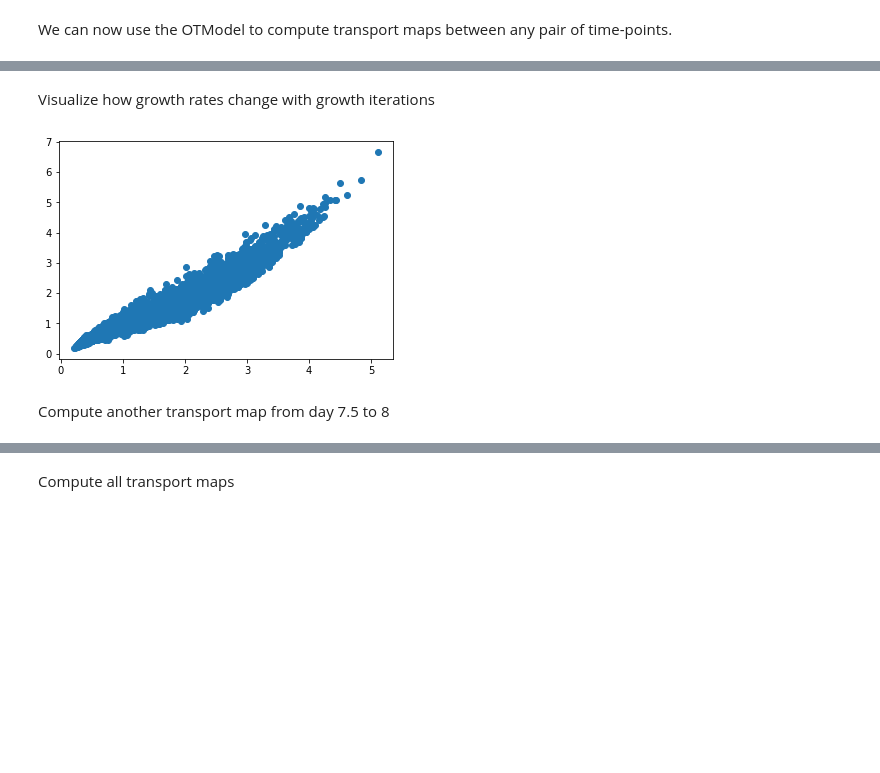
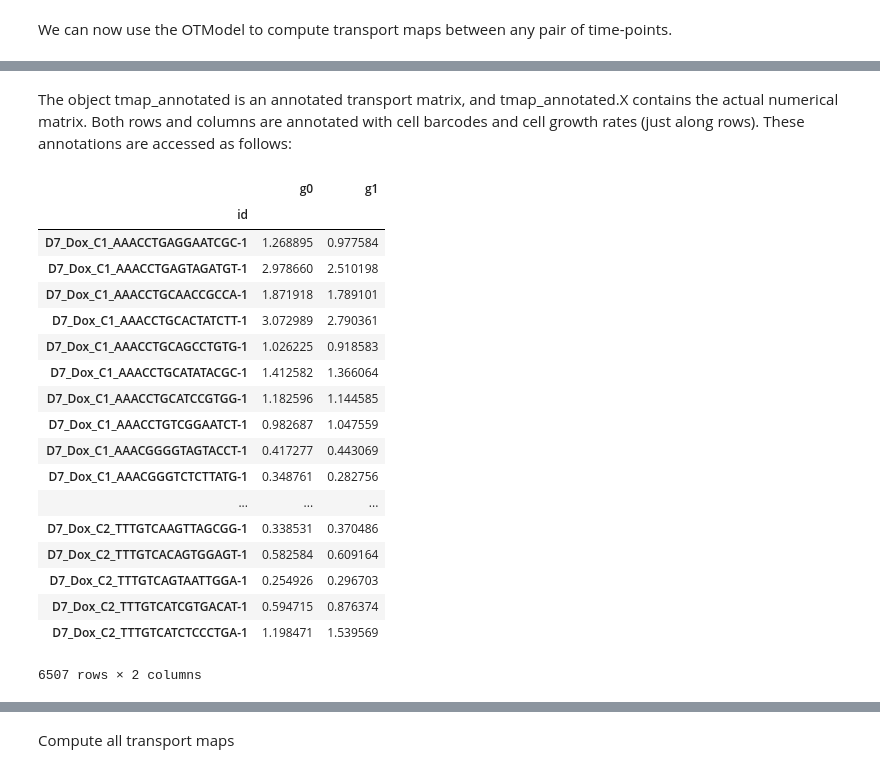
Before and after one commit to broadinstitute/wot, a Jupyter notebook: notebooks/Notebook-2-compute-transport-maps.ipynb, the cells around one changed output, grey strips where cells are left out. Cells and saved outputs as stored; diff of their text form; code cells hidden in the pictures; blank space fills up the shorter version.

```diff
--- a/notebooks/Notebook-2-compute-transport-maps.ipynb
+++ b/notebooks/Notebook-2-compute-transport-maps.ipynb
@@ -131,9 +107,0 @@ tmap_adata.obs
-# %% [markdown]
-Visualize how growth rates change with growth iterations
-# %%
-plt.scatter(tmap_adata.obs['g1'],tmap_adata.obs['g2'])
-plt.show()
-# %% [output]
-[figure, removed]
-# %% [markdown]
-Compute another transport map from day 7.5 to 8
@@ -141,0 +108,29 @@ tmap_adata = ot_model.compute_transport_map(7.5, 8)
+# %% [markdown]
+The object tmap_annotated is an annotated transport matrix, and tmap_annotated.X contains the actual numerical matrix.
+Both rows and columns are annotated with cell barcodes and cell growth rates (just along rows). These annotations are accessed as follows:
+# %%
+# row annotations include cell growth rates
+tmap_annotated.obs
+
+# columns annotated by cell barcodes
+# tmap_annotated.var
+# %% [output]
+|  | g0 | g1 |
+| id |  |  |
+| D7_Dox_C1_AAACCTGAGGAATCGC-1 | 1.268895 | 0.977584 |
+| D7_Dox_C1_AAACCTGAGTAGATGT-1 | 2.978660 | 2.510198 |
+| D7_Dox_C1_AAACCTGCAACCGCCA-1 | 1.871918 | 1.789101 |
+| D7_Dox_C1_AAACCTGCACTATCTT-1 | 3.072989 | 2.790361 |
+| D7_Dox_C1_AAACCTGCAGCCTGTG-1 | 1.026225 | 0.918583 |
+| D7_Dox_C1_AAACCTGCATATACGC-1 | 1.412582 | 1.366064 |
+| D7_Dox_C1_AAACCTGCATCCGTGG-1 | 1.182596 | 1.144585 |
+| D7_Dox_C1_AAACCTGTCGGAATCT-1 | 0.982687 | 1.047559 |
+| D7_Dox_C1_AAACGGGGTAGTACCT-1 | 0.417277 | 0.443069 |
+| D7_Dox_C1_AAACGGGTCTCTTATG-1 | 0.348761 | 0.282756 |
+| ... | ... | ... |
+| D7_Dox_C2_TTTGTCAAGTTAGCGG-1 | 0.338531 | 0.370486 |
+| D7_Dox_C2_TTTGTCACAGTGGAGT-1 | 0.582584 | 0.609164 |
+| D7_Dox_C2_TTTGTCAGTAATTGGA-1 | 0.254926 | 0.296703 |
+| D7_Dox_C2_TTTGTCATCGTGACAT-1 | 0.594715 | 0.876374 |
+| D7_Dox_C2_TTTGTCATCTCCCTGA-1 | 1.198471 | 1.539569 |
+6507 rows × 2 columns
```
Also changed, not shown: parts of 12 cells of this notebook.
